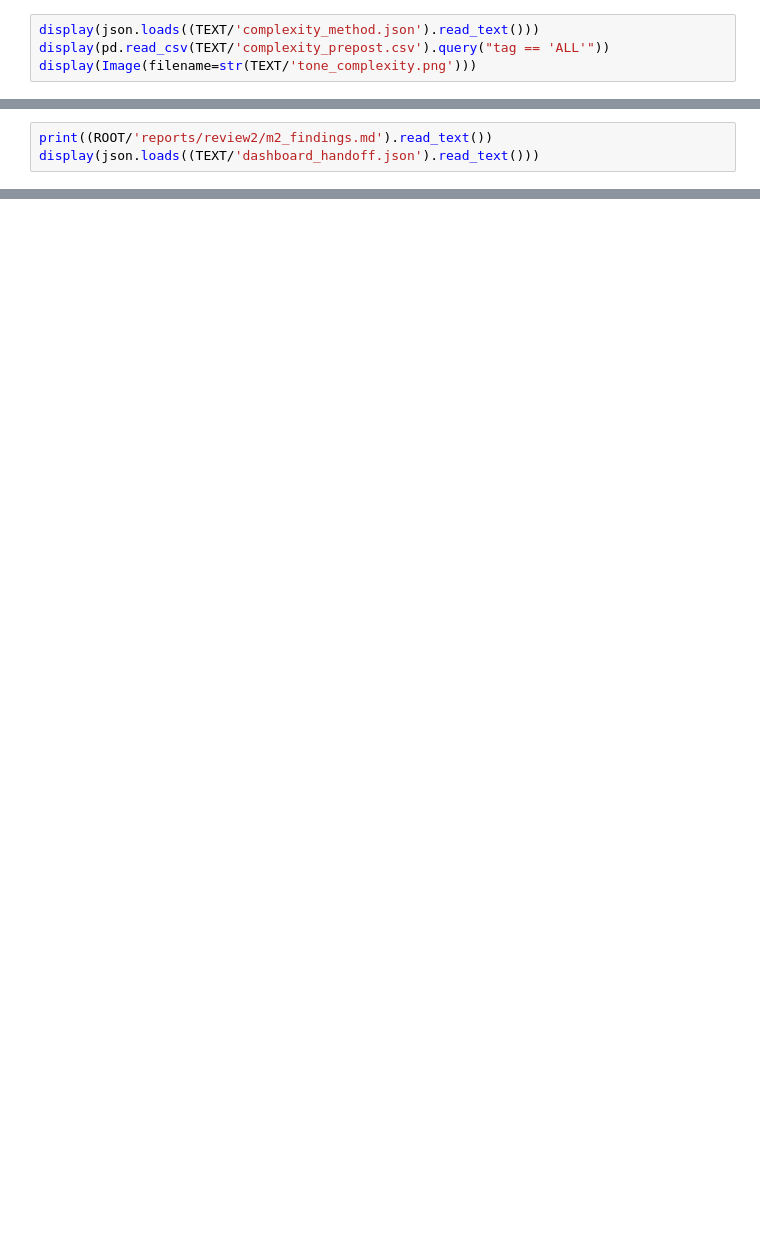
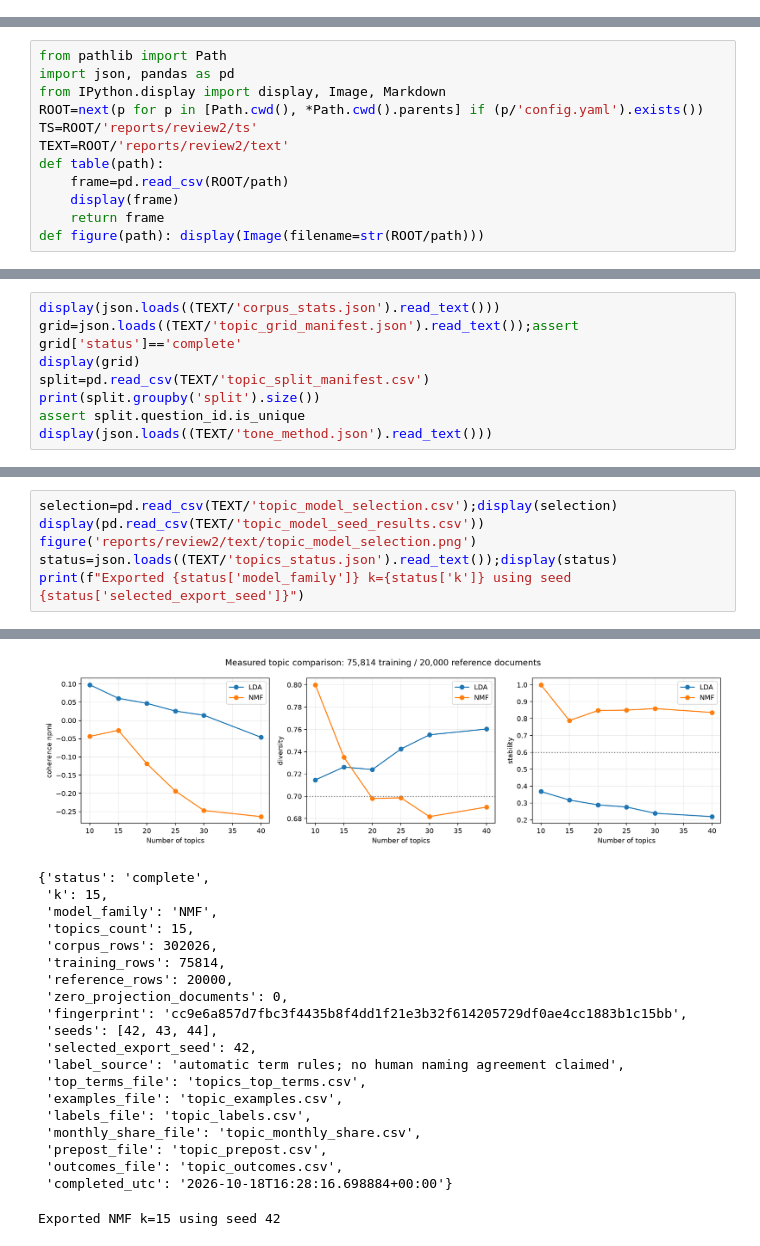
Before and after one commit to Abhinav-Gopalakrishnan/stackoverflow-ai-era, a Jupyter notebook: notebooks/08_text_mining.ipynb, the cells around one changed output, grey strips where cells are left out. Saved outputs shown, nothing was run; the diff lists cells and outputs as text; blank space fills up the shorter version.

```diff
--- a/notebooks/08_text_mining.ipynb
+++ b/notebooks/08_text_mining.ipynb
@@ -158,4 +0,0 @@ Flesch is a prose-reading proxy and technical vocabulary can limit interpretatio
-# %%
-display(json.loads((TEXT/'complexity_method.json').read_text()))
-display(pd.read_csv(TEXT/'complexity_prepost.csv').query("tag == 'ALL'"))
-display(Image(filename=str(TEXT/'tone_complexity.png')))
@@ -205,3 +0,0 @@ display(pd.read_csv(TEXT/'tone_resolution_association.csv'))
-# %%
-print((ROOT/'reports/review2/m2_findings.md').read_text())
-display(json.loads((TEXT/'dashboard_handoff.json').read_text()))
@@ -418,0 +3,12 @@ print((ROOT / 'reports/review2/m4_findings.md').read_text())
+# %%
+from pathlib import Path
+import json, pandas as pd
+from IPython.display import display, Image, Markdown
+ROOT=next(p for p in [Path.cwd(), *Path.cwd().parents] if (p/'config.yaml').exists())
+TS=ROOT/'reports/review2/ts'
+TEXT=ROOT/'reports/review2/text'
+def table(path):
+    frame=pd.read_csv(ROOT/path)
+    display(frame)
+    return frame
+def figure(path): display(Image(filename=str(ROOT/path)))
@@ -418,0 +21,8 @@ print((ROOT / 'reports/review2/m4_findings.md').read_text())
+# %%
+display(json.loads((TEXT/'corpus_stats.json').read_text()))
+grid=json.loads((TEXT/'topic_grid_manifest.json').read_text());assert grid['status']=='complete'
+display(grid)
+split=pd.read_csv(TEXT/'topic_split_manifest.csv')
+print(split.groupby('split').size())
+assert split.question_id.is_unique
+display(json.loads((TEXT/'tone_method.json').read_text()))
@@ -418,0 +81,7 @@ print((ROOT / 'reports/review2/m4_findings.md').read_text())
+# %%
+selection=pd.read_csv(TEXT/'topic_model_selection.csv');display(selection)
+display(pd.read_csv(TEXT/'topic_model_seed_results.csv'))
+figure('reports/review2/text/topic_model_selection.png')
+status=json.loads((TEXT/'topics_status.json').read_text());display(status)
+print(f"Exported {status['model_family']} k={status['k']} using seed {status['selected_export_seed']}")
+# %% [output]
@@ -418,0 +118,21 @@ print((ROOT / 'reports/review2/m4_findings.md').read_text())
+[figure, added]
+{'status': 'complete',
+ 'k': 15,
+ 'model_family': 'NMF',
+ 'topics_count': 15,
+ 'corpus_rows': 302026,
+ 'training_rows': 75814,
+ 'reference_rows': 20000,
+ 'zero_projection_documents': 0,
+ 'fingerprint': 'cc9e6a857d7fbc3f4435b8f4dd1f21e3b32f614205729df0ae4cc1883b1c15bb',
+ 'seeds': [42, 43, 44],
+ 'selected_export_seed': 42,
+ 'label_source': 'automatic term rules; no human naming agreement claimed',
+ 'top_terms_file': 'topics_top_terms.csv',
+ 'examples_file': 'topic_examples.csv',
+ 'labels_file': 'topic_labels.csv',
+ 'monthly_share_file': 'topic_monthly_share.csv',
+ 'prepost_file': 'topic_prepost.csv',
+ 'outcomes_file': 'topic_outcomes.csv',
+ 'completed_utc': '2026-10-18T16:28:16.698884+00:00'}
+Exported NMF k=15 using seed 42
```
Also changed, not shown: parts of 43 cells of this notebook, 7 other files.
